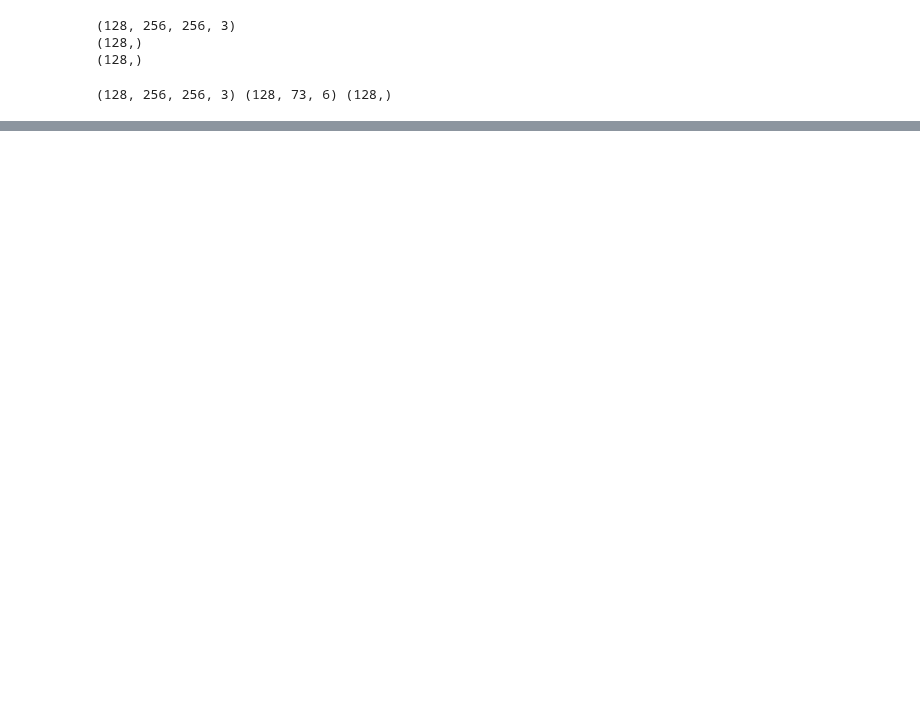
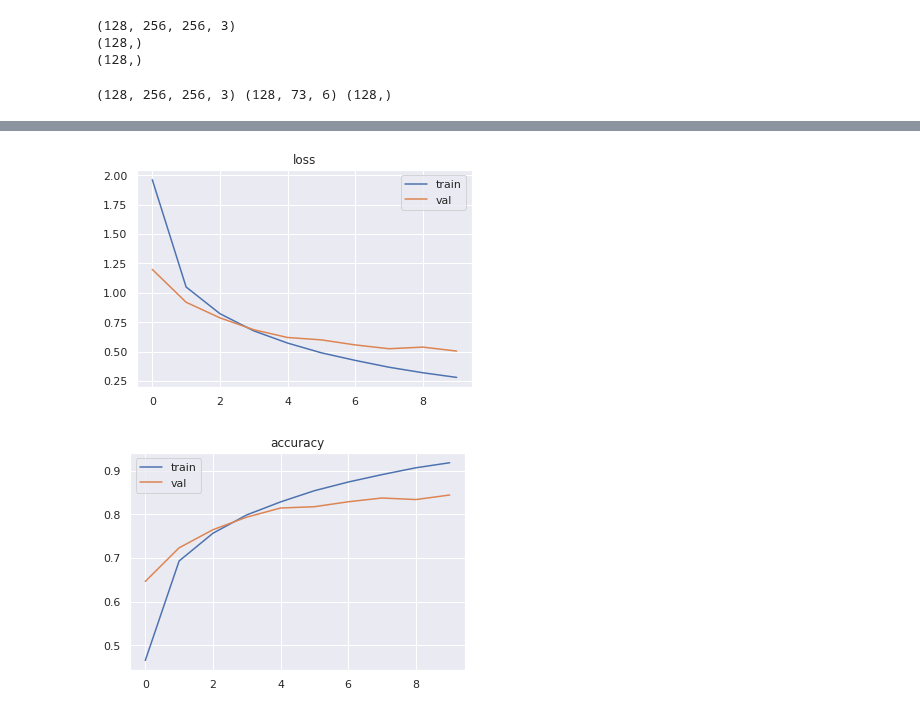
Before and after one commit to news-vt/makassar-ml, a Jupyter notebook: jupyter/playground_data_fusion.ipynb, the cells around one changed output, grey strips where cells are left out. Cells and saved outputs as stored; diff of their text form; code cells hidden in the pictures; blank space fills up the shorter version.

```diff
--- a/jupyter/playground_data_fusion.ipynb
+++ b/jupyter/playground_data_fusion.ipynb
@@ -85,7 +89,8 @@ df_weather = ml.datasets.beijingpm25.load_beijingpm25_df(
 )
 # %%
 # Generate random distribution of dates to associated with the images.
-reserve_offset_index = 0
+hours = 72
+reserve_offset_index = hours + 1
 timeseries_datetime_column = 'datetime'
 n_images = int(ds_images.cardinality())
 random_dates = df_weather.iloc[reserve_offset_index:].sample(n=n_images, replace=True)[timeseries_datetime_column]
@@ -116,14 +121,29 @@ for (image, date), label in ds_images_dates.batch(128).take(5):
 (128,)
 (128,)
 # %%
-temp = fuse_dated_images_timeseries(
+ds_fused = fuse_dated_images_timeseries(
     ds_images_dates=ds_images_dates,
     df_timeseries=df_weather,
-    timedelta_dict=dict(hours=72),
+    timedelta_dict=dict(hours=hours),
     features=['DEWP', 'TEMP','PRES','Iws','Is','Ir'],
 )
-for (image, data), label in temp.batch(128).take(1):
+for (image, data), label in ds_fused.batch(128).take(1):
     print(image.shape, data.shape, label.shape)
     break
 # %% [output]
 (128, 256, 256, 3) (128, 73, 6) (128,)
+# %%
+def image_augmentation(image: tf.Tensor, size: tuple[int,int] = None):
+    if size is not None:
+        dtype = image.dtype # Preserve original data type for casting after resize operation.
+        image = tf.image.resize(image, size=size)
+        image = tf.cast(image, dtype)
+    # image = keras.layers.experimental.preprocessing.Resizing(200,200)(image)
+    image = tf.image.random_flip_left_right(image)
+    image = tf.image.random_flip_up_down(image)
+    image = tf.cast(image, dtype=tf.float32) / tf.constant(256, dtype=tf.float32) # Rescale.
+    # image = tfa.image.rotate(image, tf.random.normal(shape=[])*np.pi/180., interpolation='bilinear')
+    return image
+# %%
+image_shape = (72, 72, 3)
+ds_fused = ds_fused.map(lambda image_data, label: ((image_augmentation(image_data[0], size=(image_shape[0], image_shape[1])), image_data[1]), label))
@@ -129,0 +292,17 @@ for (image, data), label in temp.batch(128).take(1):
+# %%
+for key in ['loss', 'accuracy']:
+    plt.figure()
+    if key in history.history:
+        plt.plot(history.history[key], label='train')
+    key_val = f"val_{key}"
+    if key_val in history.history:
+        plt.plot(history.history[key_val], label='val')
+    plt.legend()
+    plt.title(key)
+# plt.figure()
+# plt.plot(history.history['accuracy'], label='train')
+# # plt.plot(history.history['val_accuracy'], label='val')
+# plt.legend()
+# %% [output]
+[figure, added]
+[figure, added]
```
Also changed, not shown: parts of 5 cells of this notebook.
